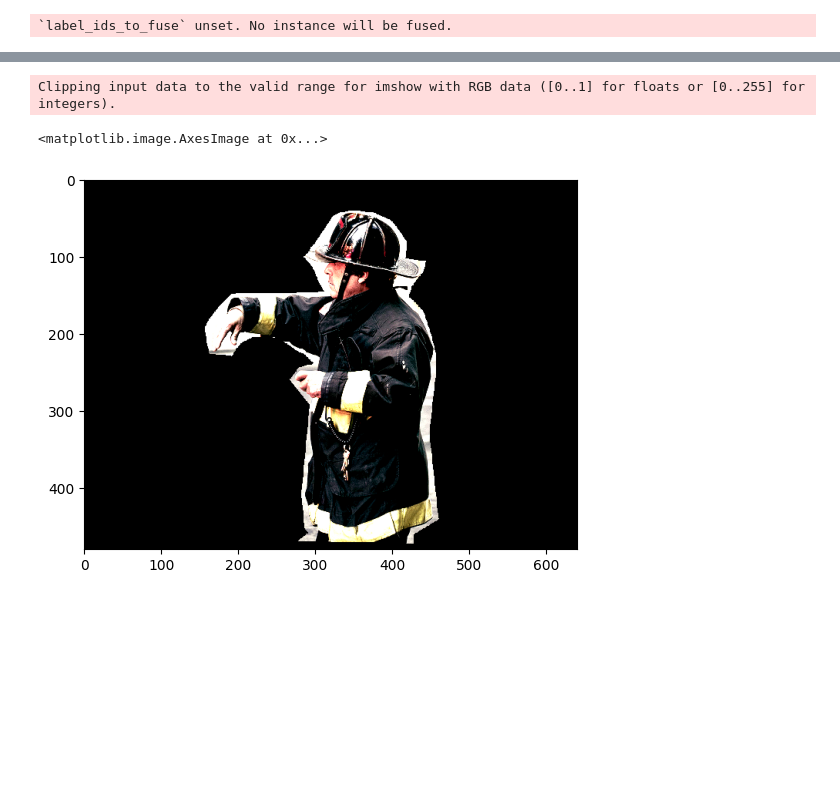
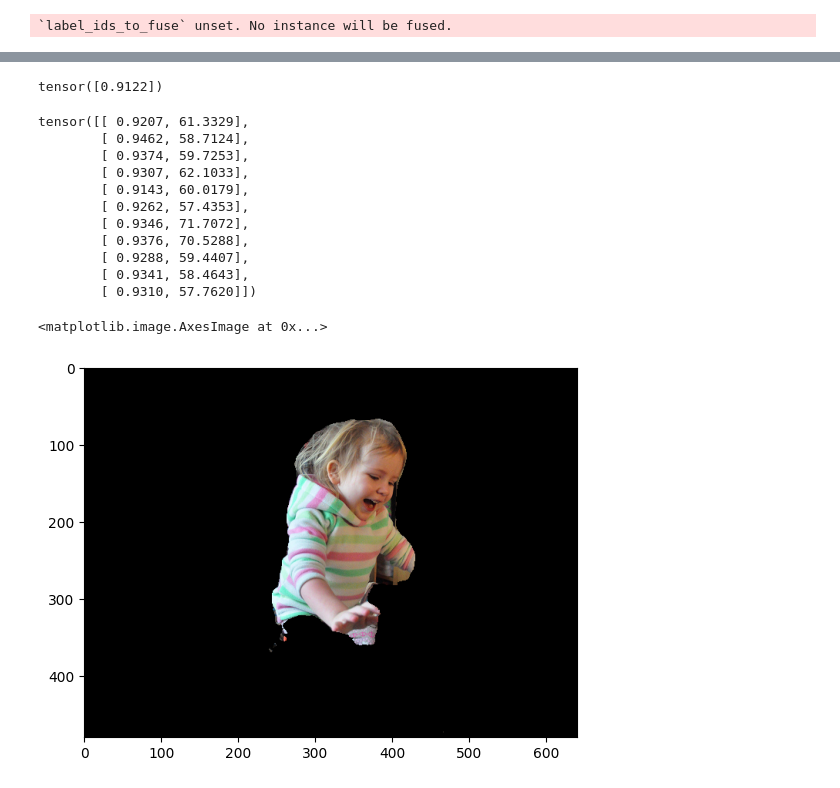
Before and after one commit to azrails/diplom, a Jupyter notebook: test.ipynb, the cells around one changed output, grey strips where cells are left out. Drawn from its saved outputs; the diff is of its cells as text; code cells hidden in the pictures; blank space fills up the shorter version.

```diff
--- a/test.ipynb
+++ b/test.ipynb
@@ -154,0 +144,3 @@ AttributeError:
+# %%
+text_model = BertEmbedding(conf['model']['text_backbone'], pool=True)
+bert_tokenizer = tokenizer.get_bert_tokenizer(conf['model']['text_backbone'])
@@ -154,0 +150,8 @@ AttributeError:
+# %%
+def sim(x, y):
+    return torch.nn.functional.cosine_similarity(x, y)
+# %%
+sentence = "Horse"
+tokens, mask = bert_tokenizer.tokenize(sentence)
+output = text_model(tokens, mask)
+result,_ = embeder_model(masks[1].to(torch.float32).to(device))
@@ -154,0 +162,7 @@ AttributeError:
+# %%
+sim(output, output2)
+# %% [output]
+tensor([0.9122])
+# %%
+mx = torch.argmax(sim(result.detach().cpu(), output))
+my = torch.argmin(l2(result.detach().cpu() , output))
@@ -155,8 +171,20 @@ AttributeError:
+# %%
+pairs
+# %% [output]
+tensor([[ 0.9207, 61.3329],
+        [ 0.9462, 58.7124],
+        [ 0.9374, 59.7253],
+        [ 0.9307, 62.1033],
+        [ 0.9143, 60.0179],
+        [ 0.9262, 57.4353],
+        [ 0.9346, 71.7072],
+        [ 0.9376, 70.5288],
+        [ 0.9288, 59.4407],
+        [ 0.9341, 58.4643],
+        [ 0.9310, 57.7620]])
 # %%
-import matplotlib.pyplot as plt
 ax = plt.gca()
-ax.imshow(masks[1].permute(1, 2, 0))
+ax.imshow(masks[1][mx.item()].permute(1, 2, 0))
 # %% [output]
-Clipping input data to the valid range for imshow with RGB data ([0..1] for floats or [0..255] for integers).
+<matplotlib.image.AxesImage at 0x...>
-<matplotlib.image.AxesImage at 0x...>
-[figure, old version]
+[figure, new version]
```
Also changed, not shown: parts of 22 cells of this notebook, 2 other files.
